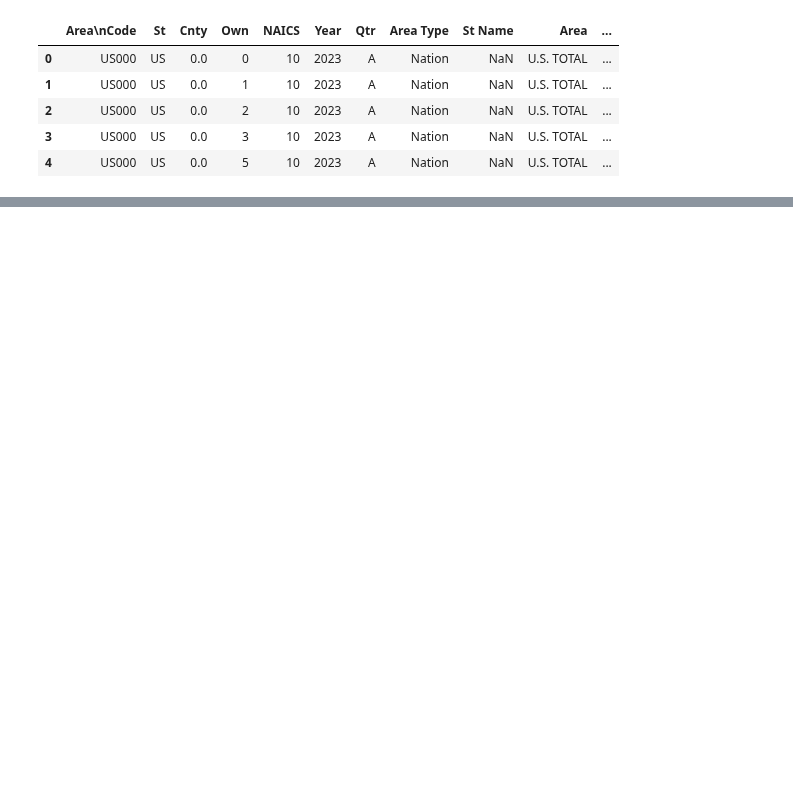
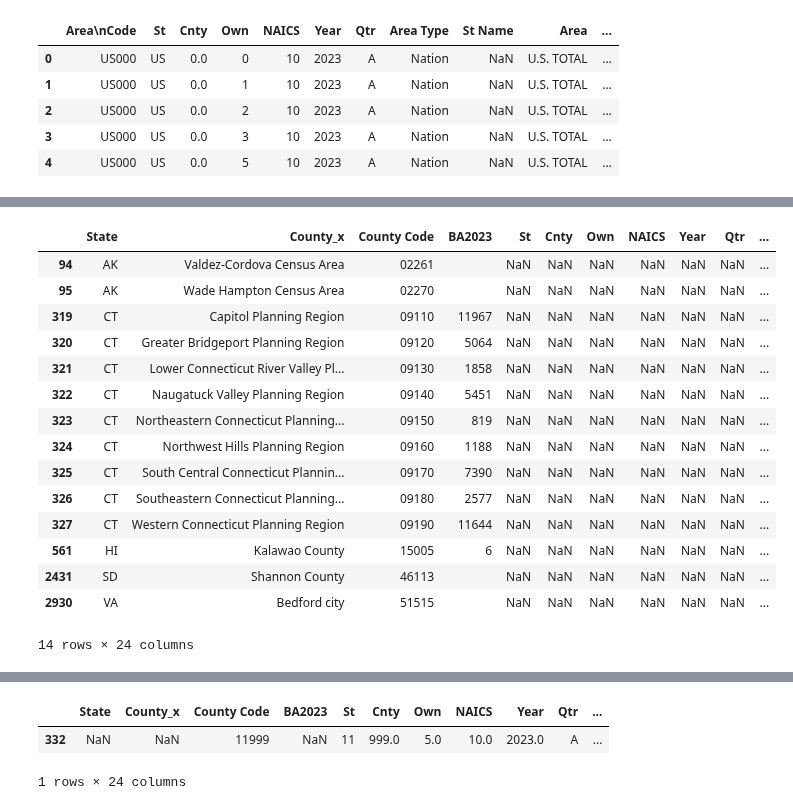
Before and after one commit to shirleyrutgers/DataVis, a Jupyter notebook: database.ipynb, the cells around one changed output, grey strips where cells are left out. Drawn from its saved outputs; the diff is of its cells as text; code cells hidden in the pictures; blank space fills up the shorter version.

```diff
--- a/database.ipynb
+++ b/database.ipynb
@@ -155,0 +247,6 @@ priv.head()
+# %%
+# Merge business and priv where County Code matches
+#outer=keep all
+merged = pd.merge(business, priv, how='outer', on='County Code', indicator=True)
+# Review the first rows
+merged
@@ -155,0 +342,16 @@ priv.head()
+# %%
+# Filter for left_only (only in business, no match in priv)
+left_only = merged[merged['_merge'] == 'left_only']
+
+# Filter for right_only (only in priv, no match in business)
+right_only = merged[merged['_merge'] == 'right_only']
+
+# Display as nice tables
+from IPython.display import display
+
+print("Left Only (business but no priv):")
+display(left_only)
+
+print("\nRight Only (priv but no business):")
+display(right_only)
+# %% [output]
@@ -155,0 +360,16 @@ priv.head()
+|  | State | County_x | County Code | BA2023 | St | Cnty | Own | NAICS | Year | Qtr | ... |
+| 94 | AK | Valdez-Cordova Census Area | 02261 |  | NaN | NaN | NaN | NaN | NaN | NaN | ... |
+| 95 | AK | Wade Hampton Census Area | 02270 |  | NaN | NaN | NaN | NaN | NaN | NaN | ... |
+| 319 | CT | Capitol Planning Region | 09110 | 11967 | NaN | NaN | NaN | NaN | NaN | NaN | ... |
+| 320 | CT | Greater Bridgeport Planning Region | 09120 | 5064 | NaN | NaN | NaN | NaN | NaN | NaN | ... |
+| 321 | CT | Lower Connecticut River Valley Pl... | 09130 | 1858 | NaN | NaN | NaN | NaN | NaN | NaN | ... |
+| 322 | CT | Naugatuck Valley Planning Region | 09140 | 5451 | NaN | NaN | NaN | NaN | NaN | NaN | ... |
+| 323 | CT | Northeastern Connecticut Planning... | 09150 | 819 | NaN | NaN | NaN | NaN | NaN | NaN | ... |
+| 324 | CT | Northwest Hills Planning Region | 09160 | 1188 | NaN | NaN | NaN | NaN | NaN | NaN | ... |
+| 325 | CT | South Central Connecticut Plannin... | 09170 | 7390 | NaN | NaN | NaN | NaN | NaN | NaN | ... |
+| 326 | CT | Southeastern Connecticut Planning... | 09180 | 2577 | NaN | NaN | NaN | NaN | NaN | NaN | ... |
+| 327 | CT | Western Connecticut Planning Region | 09190 | 11644 | NaN | NaN | NaN | NaN | NaN | NaN | ... |
+| 561 | HI | Kalawao County | 15005 | 6 | NaN | NaN | NaN | NaN | NaN | NaN | ... |
+| 2431 | SD | Shannon County | 46113 |  | NaN | NaN | NaN | NaN | NaN | NaN | ... |
+| 2930 | VA | Bedford city | 51515 |  | NaN | NaN | NaN | NaN | NaN | NaN | ... |
+14 rows × 24 columns
@@ -155,0 +378,3 @@ priv.head()
+|  | State | County_x | County Code | BA2023 | St | Cnty | Own | NAICS | Year | Qtr | ... |
+| 332 | NaN | NaN | 11999 | NaN | 11 | 999.0 | 5.0 | 10.0 | 2023.0 | A | ... |
+1 rows × 24 columns
```
Also changed, not shown: parts of 20 cells of this notebook.
